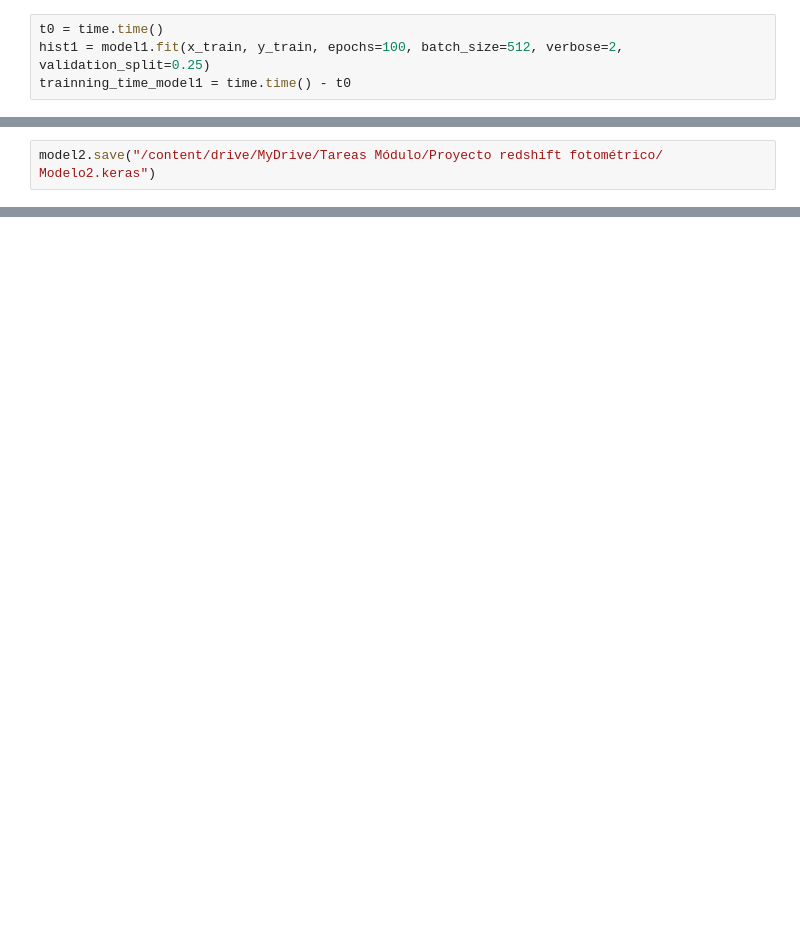
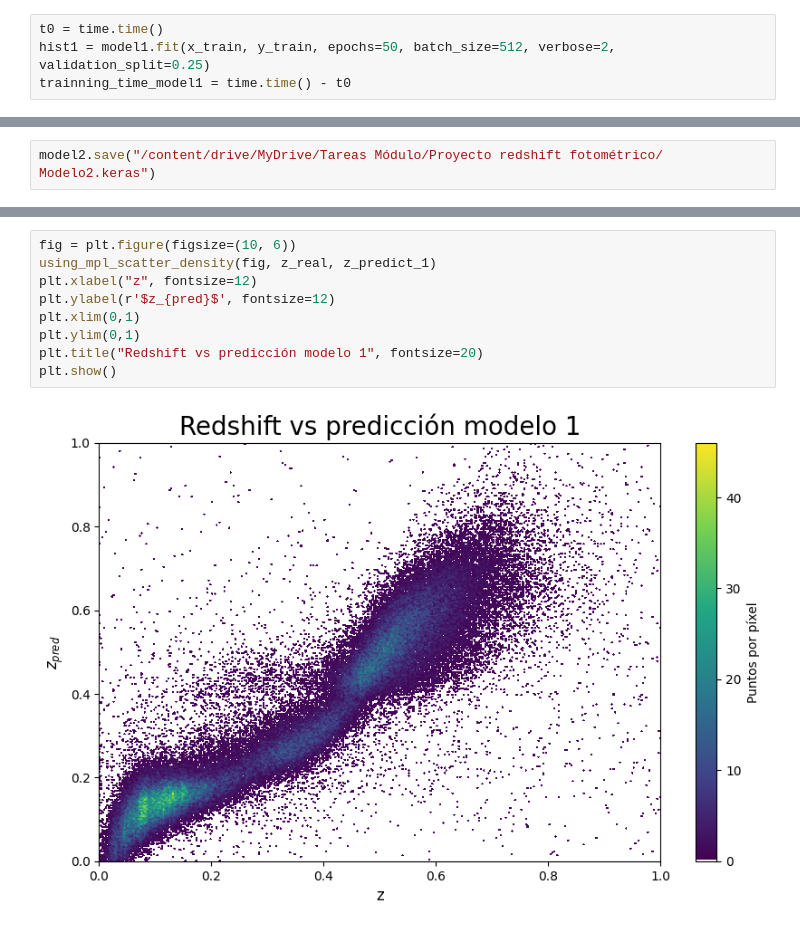
Before and after one commit to Vlxn761/redshift-fotometrico, a Jupyter notebook: Red_neuronal.ipynb, the cells around one changed output, grey strips where cells are left out. Saved outputs shown, nothing was run; the diff lists cells and outputs as text; blank space fills up the shorter version.

```diff
--- a/Red_neuronal.ipynb
+++ b/Red_neuronal.ipynb
@@ -62,6 +55,6 @@ Model: "model1"
 model1.compile(optimizer='adam', loss='mean_squared_error')
 # %%
 t0 = time.time()
-hist1 = model1.fit(x_train, y_train, epochs=100, batch_size=512, verbose=2, validation_split=0.25)
+hist1 = model1.fit(x_train, y_train, epochs=50, batch_size=512, verbose=2, validation_split=0.25)
 trainning_time_model1 = time.time() - t0
 # %% [output]
@@ -154,0 +191,11 @@ model2.save("/content/drive/MyDrive/Tareas Módulo/Proyecto redshift fotométr
+# %%
+fig = plt.figure(figsize=(10, 6))
+using_mpl_scatter_density(fig, z_real, z_predict_1)
+plt.xlabel("z", fontsize=12)
+plt.ylabel(r'$z_{pred}$', fontsize=12)
+plt.xlim(0,1)
+plt.ylim(0,1)
+plt.title("Redshift vs predicción modelo 1", fontsize=20)
+plt.show()
+# %% [output]
+[figure, added]
```
Also changed, not shown: parts of 20 cells of this notebook.
